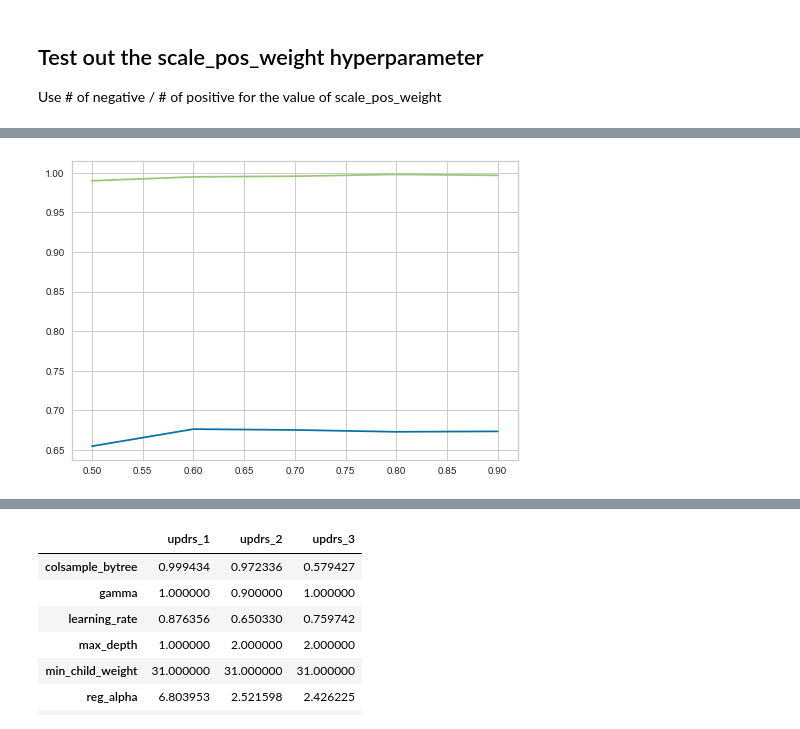
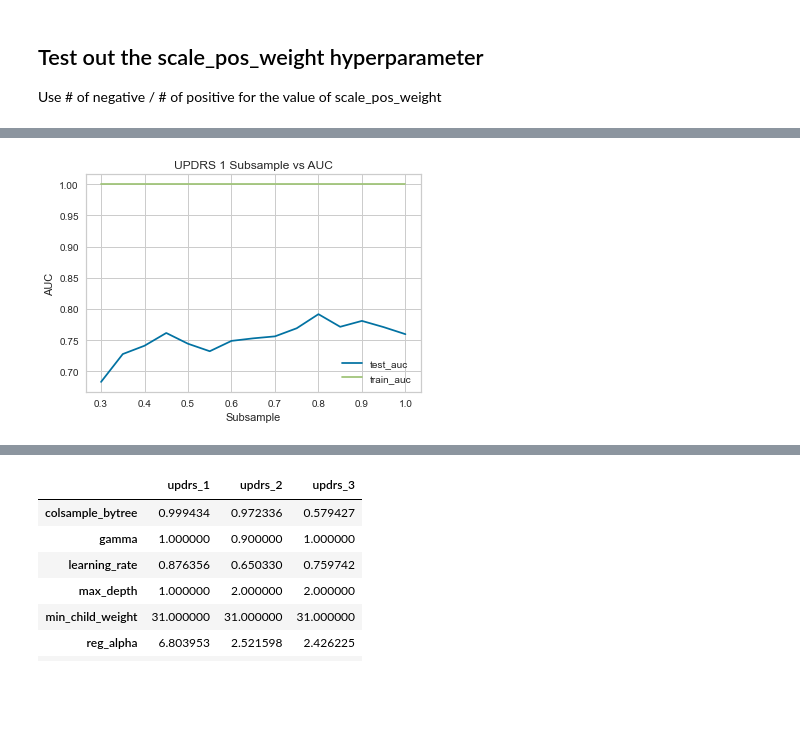
Before and after one commit to dagartga/Boosted-Models-for-Parkinsons-Prediction, a Jupyter notebook: parkinsons_1/notebooks/Compare_Finetune_1yr_Models.ipynb, the cells around one changed output, grey strips where cells are left out. Drawn from its saved outputs; the diff is of its cells as text; code cells hidden in the pictures; blank space fills up the shorter version.

```diff
--- a/parkinsons_1/notebooks/Compare_Finetune_1yr_Models.ipynb
+++ b/parkinsons_1/notebooks/Compare_Finetune_1yr_Models.ipynb
@@ -495,19 +613,27 @@ Train AUC = 1.0
 ## Test out the scale_pos_weight hyperparameter
 Use # of negative / # of positive for the value of scale_pos_weight
 # %%
-def prepare_scale_xgboost_model(xgb_hyperparams_df, target):
+def prepare_scale_xgboost_model(xgb_hyperparams_df, subsample, target):
     # train the model using the hyperparameters from the hyperparameter tuning
-    updrs_hp = xgb_hyperparams_df[target].to_dict()
+    # updrs_hp = xgb_hyperparams_df[target].to_dict()
+
+    if subsample is None:
+        # instantiate the parameter dictionary
+        updrs_hp = {'max_depth' : 1, 'scale_pos_weight': 1.5, 'random_state': 42}
+    else:
+        # instantiate the parameter dictionary
+        updrs_hp = {'max_depth' : 1, 'subsample': subsample, 'scale_pos_weight': 1.5, 'random_state': 42}
+
     if target == 'updrs_1':
-        updrs_hp['max_depth'] = 1
+        updrs_hp['max_depth'] = 6
         updrs_hp['scale_pos_weight'] = 1.5
         updrs_hp['random_state'] = 42
     elif target == 'updrs_2':
-        updrs_hp['max_depth'] = 2
+        updrs_hp['max_depth'] = 5
         updrs_hp['scale_pos_weight'] = 2.2
         updrs_hp['random_state'] = 42
     else:
-        updrs_hp['max_depth'] = 2
+        updrs_hp['max_depth'] = 4
         updrs_hp['scale_pos_weight'] = 1.6
         updrs_hp['random_state'] = 42
 
@@ -515,7 +641,7 @@ def prepare_scale_xgboost_model(xgb_hyperparams_df, target):
     return model
 # %%
 for updrs, df in zip(['updrs_1', 'updrs_2', 'updrs_3'], [updrs1_yr_df, updrs2_yr_df, updrs3_yr_df]):
-    model = prepare_scale_xgboost_model(xgb_forecast_hyperparams_df, updrs)
+    model = prepare_scale_xgboost_model(xgb_forecast_hyperparams_df, None, updrs)
     temp_df, test_kfold = create_folds(df, updrs)
     temp_df = temp_df.drop(columns=['visit_id', 'patient_id', f'{updrs}'])
     X_train = temp_df[(temp_df['kfold'] != test_kfold)].reset_index(drop=True)
@@ -533,5 +659,6 @@ for updrs, df in zip(['updrs_1', 'updrs_2', 'updrs_3'], [updrs1_yr_df, updrs2_yr
     train_preds = best_model.predict_proba(X_train)[:, 1]
     train_auc = roc_auc_score(y_train, train_preds)
     print(f'{updrs} Results: \nTest AUC = {test_auc} \nTrain AUC = {train_auc}\n')
+    print(best_model.get_params())
 # %% [output]
 5 Kfolds created for updrs_1_cat
@@ -554,8 +681,8 @@ Train AUC = 1.0
 # %%
 # update the hyperparameters for the xgboost model best performers
-xgb_forecast_hyperparams_df.loc['max_depth', 'updrs_1'] = 1
-xgb_forecast_hyperparams_df.loc['max_depth', 'updrs_2'] = 2
-xgb_forecast_hyperparams_df.loc['max_depth', 'updrs_3'] = 2
+xgb_forecast_hyperparams_df.loc['max_depth', 'updrs_1'] = 6
+xgb_forecast_hyperparams_df.loc['max_depth', 'updrs_2'] = 5
+xgb_forecast_hyperparams_df.loc['max_depth', 'updrs_3'] = 4
 xgb_forecast_hyperparams_df.loc['scale_pos_weight', 'updrs_1'] = 1.5
 xgb_forecast_hyperparams_df.loc['scale_pos_weight', 'updrs_2'] = 2.2
 xgb_forecast_hyperparams_df.loc['scale_pos_weight', 'updrs_3'] = 1.6
@@ -577,12 +704,11 @@ updrs_results = pd.DataFrame(columns = ['updrs', 'subsample', 'test_auc', 'train
 i = 0
 
 for updrs, df in zip(['updrs_1', 'updrs_2', 'updrs_3'], [updrs1_yr_df, updrs2_yr_df, updrs3_yr_df]):
-    for subsample in np.arange(0.5, 1.0, 0.1):
+    for subsample in np.arange(0.3, 1.05, 0.05):
         test_auc = []
         train_auc = []
         for fold in range(0, 5):
-            xgb_forecast_hyperparams_df.loc['subsample', f'{updrs}'] = subsample
-            model = prepare_scale_xgboost_model(xgb_forecast_hyperparams_df, updrs)
+            model = prepare_scale_xgboost_model(xgb_forecast_hyperparams_df, subsample, updrs)
             temp_df, test_kfold = create_folds(df, updrs)
             temp_df = temp_df.drop(columns=['visit_id', 'patient_id', f'{updrs}'])
             X_train = temp_df[(temp_df['kfold'] != fold)].reset_index(drop=True)
@@ -673,6 +793,10 @@ UPDRS 3 Best Subsample: 0.6
 # %%
 plt.plot(updrs_results[updrs_results['updrs'] == 'updrs_1']['subsample'], updrs_results[updrs_results['updrs'] == 'updrs_1']['test_auc'], label='test_auc')
 plt.plot(updrs_results[updrs_results['updrs'] == 'updrs_1']['subsample'], updrs_results[updrs_results['updrs'] == 'updrs_1']['train_auc'], label='train_auc')
+plt.title('UPDRS 1 Subsample vs AUC')
+plt.xlabel('Subsample')
+plt.ylabel('AUC')
+plt.legend()
 plt.show()
 # %% [output]
-[figure, old version]
+[figure, new version]
```
Also changed, not shown: parts of 41 cells of this notebook, 8 other files.
